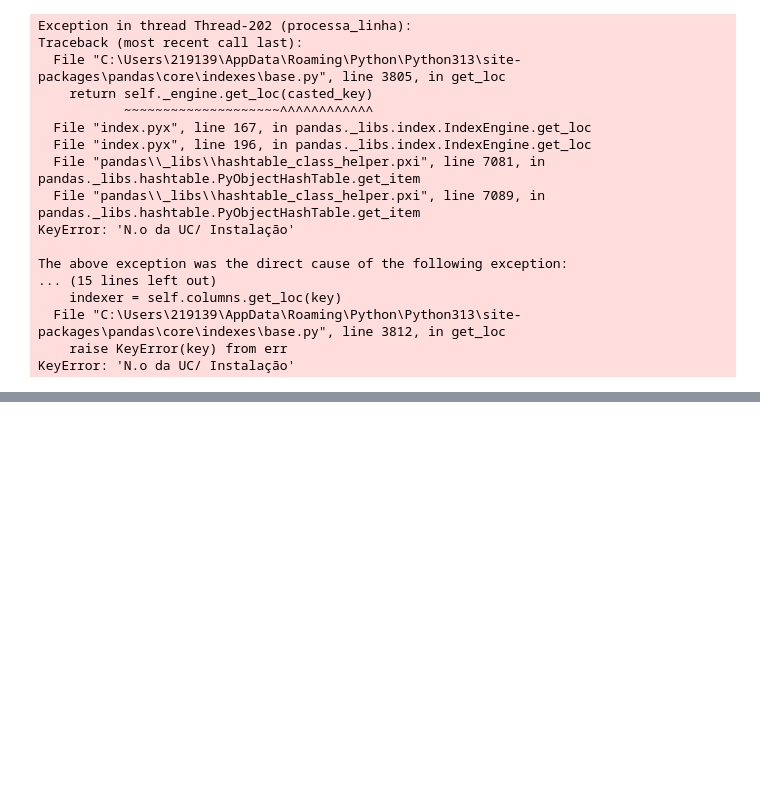
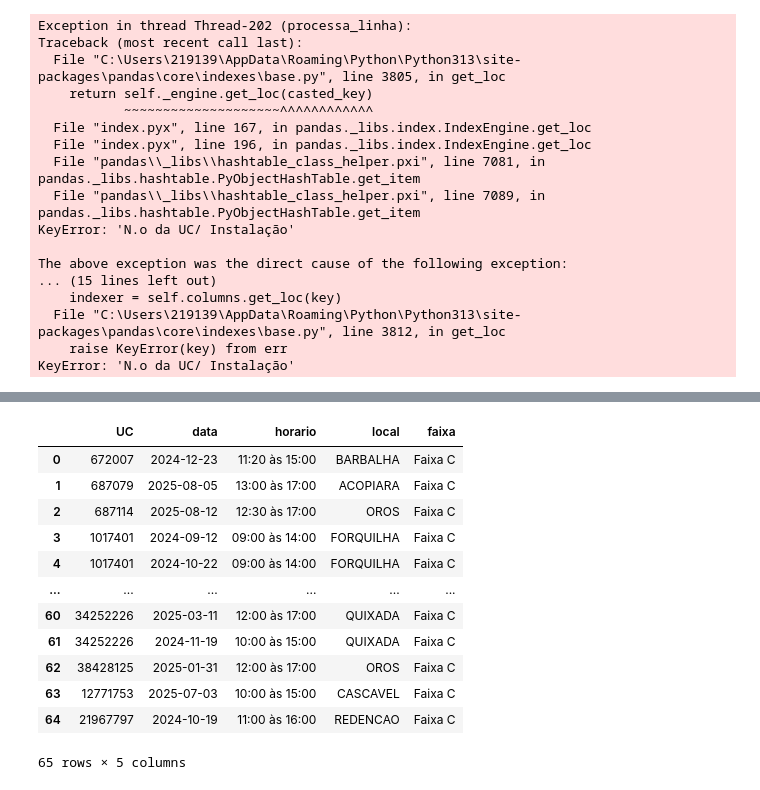
Before and after one commit to luvi0/INTER_PROGRAMADO_ENEL, a Jupyter notebook: main.ipynb, the cells around one changed output, grey strips where cells are left out. Saved outputs shown, nothing was run; the diff lists cells and outputs as text; code cells hidden in the pictures; blank space fills up the shorter version.

```diff
--- a/main.ipynb
+++ b/main.ipynb
@@ -637,0 +642,16 @@ Stacktrace:
+# %%
+df_consolidado
+# %% [output]
+|  | UC | data | horario | local | faixa |
+| 0 | 672007 | 2024-12-23 | 11:20 às 15:00 | BARBALHA | Faixa C |
+| 1 | 687079 | 2025-08-05 | 13:00 às 17:00 | ACOPIARA | Faixa C |
+| 2 | 687114 | 2025-08-12 | 12:30 às 17:00 | OROS | Faixa C |
+| 3 | 1017401 | 2024-09-12 | 09:00 às 14:00 | FORQUILHA | Faixa C |
+| 4 | 1017401 | 2024-10-22 | 09:00 às 14:00 | FORQUILHA | Faixa C |
+| ... | ... | ... | ... | ... | ... |
+| 60 | 34252226 | 2025-03-11 | 12:00 às 17:00 | QUIXADA | Faixa C |
+| 61 | 34252226 | 2024-11-19 | 10:00 às 15:00 | QUIXADA | Faixa C |
+| 62 | 38428125 | 2025-01-31 | 12:00 às 17:00 | OROS | Faixa C |
+| 63 | 12771753 | 2025-07-03 | 10:00 às 15:00 | CASCAVEL | Faixa C |
+| 64 | 21967797 | 2024-10-19 | 11:00 às 16:00 | REDENCAO | Faixa C |
+65 rows × 5 columns
```
Also changed, not shown: parts of 13 cells of this notebook, 2 other files.
